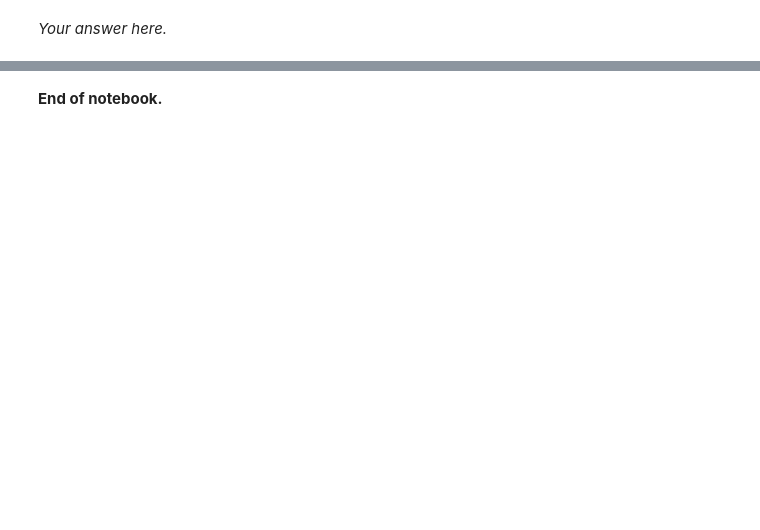
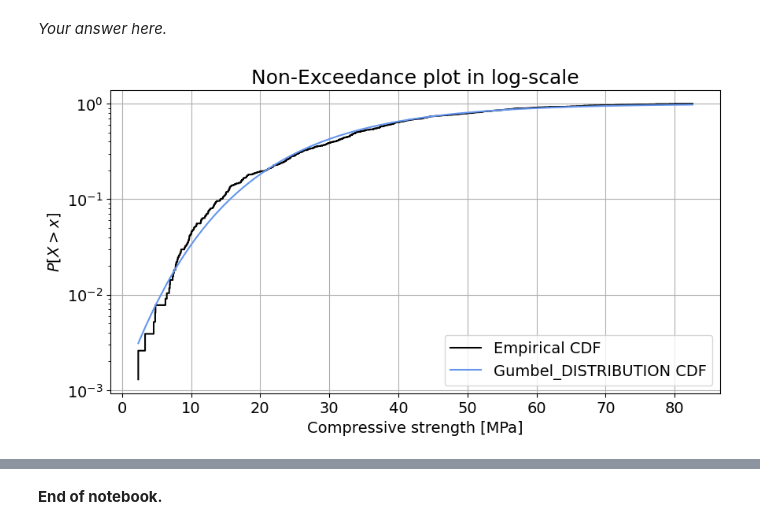
Before and after one commit to tejasnandane2709/Assignment-5, a Jupyter notebook: assm5_q2_student.ipynb, the cells around one changed output, grey strips where cells are left out. Drawn from its saved outputs; the diff is of its cells as text; code cells hidden in the pictures; blank space fills up the shorter version.

```diff
--- a/assm5_q2_student.ipynb
+++ b/assm5_q2_student.ipynb
@@ -194,13 +260,15 @@ _Your answer here._
 # %%
 fig, axes = plt.subplots(1, 1, figsize=(10, 5))
 
-# axes.step(YOUR_CODE_HERE, YOUR_CODE_HERE,
-#           color='k', label='Empirical CDF')
-# axes.plot(YOUR_CODE_HERE, YOUR_CODE_HERE,
-#           color='cornflowerblue', label='YOUR_DISTRIBUTION_NAME_HERE CDF')
+axes.step(np.sort(data), np.arange(1, len(data)+1)/ len(data),
+          color='k', label='Empirical CDF')
+axes.plot(np.sort(data),stats.gumbel_r.cdf(np.sort(data),loc, scale),
+          color='cornflowerblue', label='Gumbel_DISTRIBUTION CDF')
 axes.set_xlabel('Compressive strength [MPa]')
 axes.set_ylabel('${P[X > x]}$')
-axes.set_title('Exceedance plot in log-scale', fontsize=18)
+axes.set_title('Non-Exceedance plot in log-scale', fontsize=18)
 axes.set_yscale('log')
 axes.legend()
 axes.grid()
+# %% [output]
+[figure, added]
```
Also changed, not shown: parts of 12 cells of this notebook.
